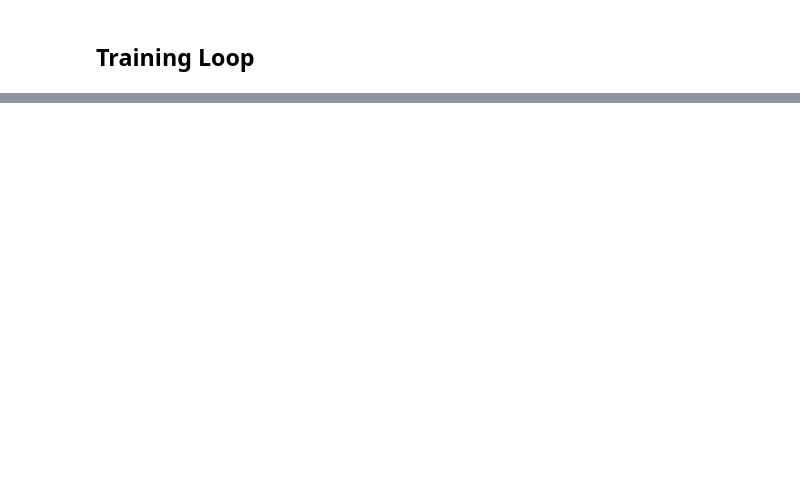
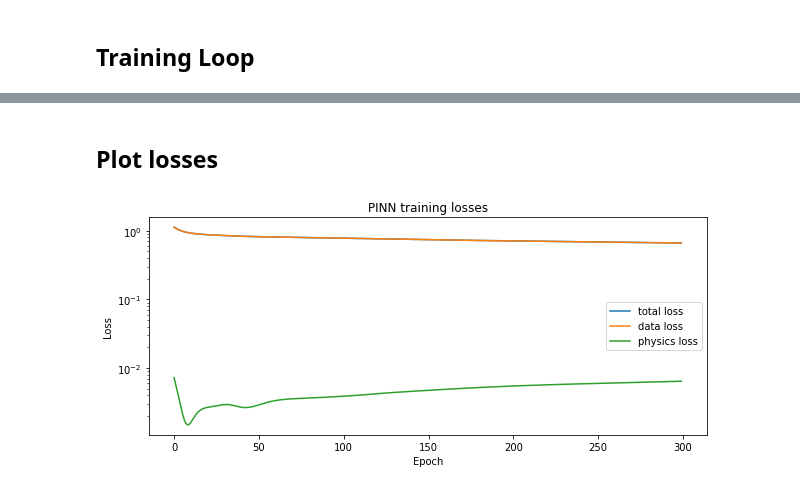
Before and after one commit to sotdousk/residential-thermal-digital-twin, a Jupyter notebook: notebooks/07_pinn_temperature_model.ipynb, the cells around one changed output, grey strips where cells are left out. Cells and saved outputs as stored; diff of their text form; code cells hidden in the pictures; blank space fills up the shorter version.

Commit message:
PINNs first attempt - No error

```diff
--- a/notebooks/07_pinn_temperature_model.ipynb
+++ b/notebooks/07_pinn_temperature_model.ipynb
@@ -205,7 +206,7 @@ def get_physics_variables(X_scaled):
     driver_salon = temp_out - temp_salon
     driver_kids = temp_out - temp_kids
 
-    return driver_salon, driver_kids
+    return driver_salon, driver_kids, solar
 # %% [markdown]
 ## Trainable physics coefficients
 
@@ -288,7 +299,7 @@ for epoch in range(epochs):
             f"Epoch {epoch:03d} | "
             f"total={total_loss.numpy():0.5f} | "
             f"data={data_loss.numpy():0.5f} | "
-            f"phys={phys_loss.numpy():0.5f} | "
+            f"phys={physics_loss.numpy():0.5f} | "
             f"a_salon={a_salon.numpy():.4f}, b_salon={b_salon.numpy():.4f}, "
             f"a_kids={a_kids.numpy():.4f}, b_kids={b_kids.numpy():.4f}"
         )
@@ -296,0 +313,15 @@ ValueError: not enough values to unpack (expected 3, got 2)
+# %% [markdown]
+## Plot losses
+# %%
+plt.figure(figsize=(10, 4))
+plt.plot(history["total_loss"], label="total loss")
+plt.plot(history["data_loss"], label="data loss")
+plt.plot(history["physics_loss"], label="physics loss")
+plt.yscale("log")
+plt.xlabel("Epoch")
+plt.ylabel("Loss")
+plt.legend()
+plt.title("PINN training losses")
+plt.show()
+# %% [output]
+[figure, added]
```
Also changed, not shown: parts of 3 cells of this notebook.
